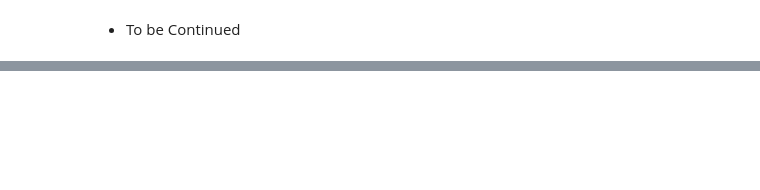
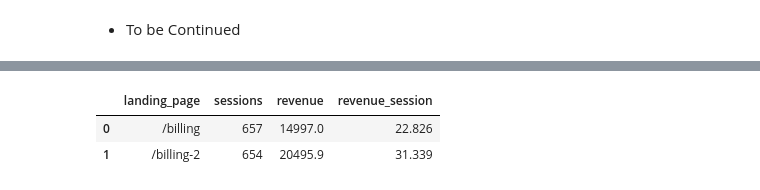
Before and after one commit to mavendataguy/SQL, a Jupyter notebook: SQL_Data_Analysis.ipynb, the cells around one changed output, grey strips where cells are left out. Saved outputs shown, nothing was run; the diff lists cells and outputs as text; code cells hidden in the pictures; blank space fills up the shorter version.

```diff
--- a/SQL_Data_Analysis.ipynb
+++ b/SQL_Data_Analysis.ipynb
@@ -347,0 +414,17 @@ and utm_campaign = 'nonbrand' and website_session_id >
+# %%
+pd.read_sql("""
+select website_pageviews.pageview_url as landing_page,
+count(distinct website_pageviews.website_session_id) sessions,
+sum(orders.price_usd) revenue,
+ROUND(sum(orders.price_usd)*1.0/count(distinct website_pageviews.website_session_id),3) as revenue_session
+from website_pageviews left join orders
+on website_pageviews.website_session_id =  orders.website_session_id
+where website_pageviews.created_at > '2012-09-10' and website_pageviews.created_at < '2012-11-10'
+and website_pageviews.pageview_url in ('/billing','/billing-2')
+group by 1
+"""
+,con=conn).head()
+# %% [output]
+|  | landing_page | sessions | revenue | revenue_session |
+| 0 | /billing | 657 | 14997.0 | 22.826 |
+| 1 | /billing-2 | 654 | 20495.9 | 31.339 |
```
Also changed, not shown: parts of 30 cells of this notebook.
